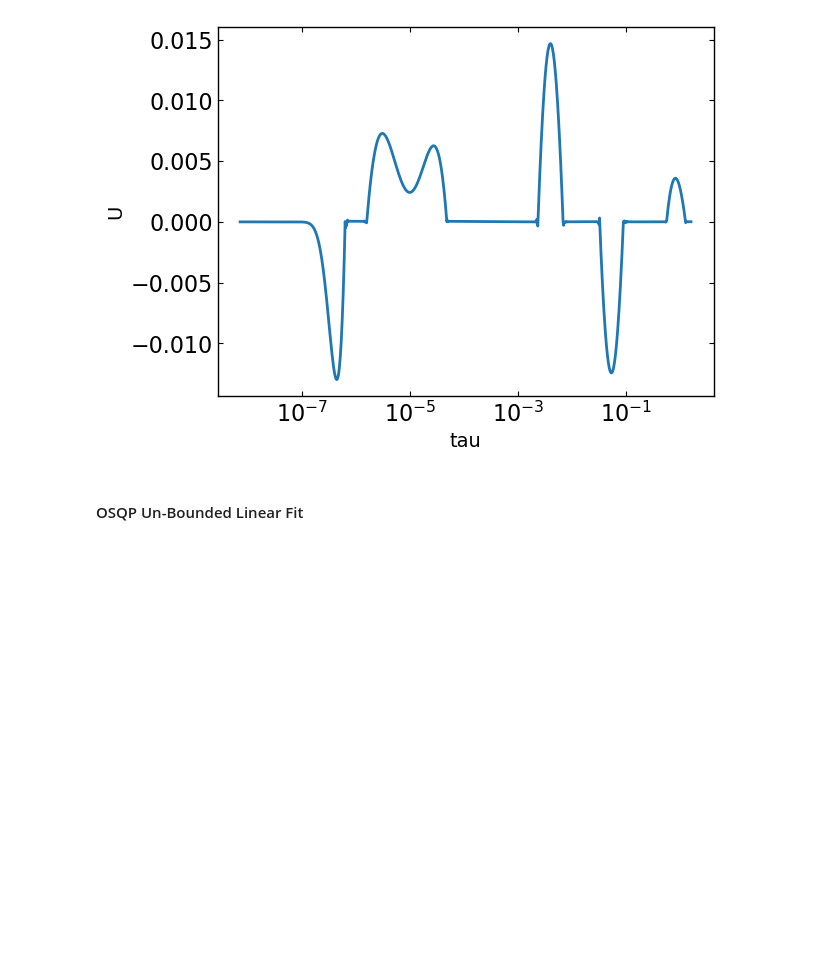
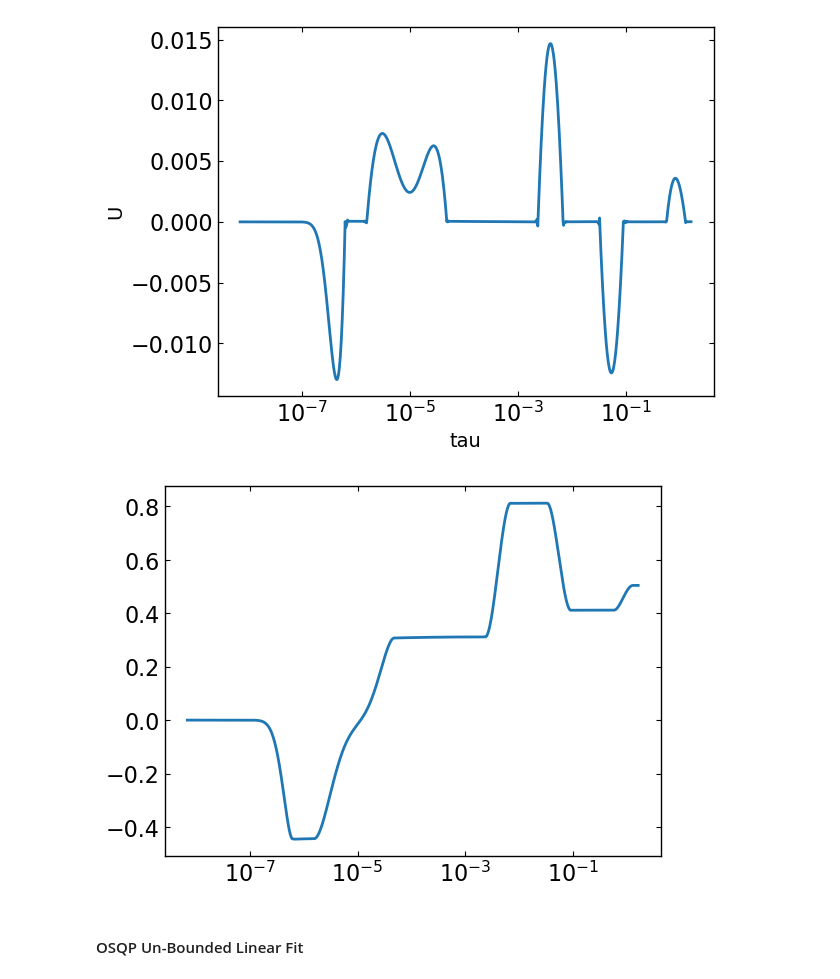
Before and after one commit to joshedmundson/pySIMsalabim, a Jupyter notebook: Notebooks/Projects/Den RT/4 Case Algorithm Testing/simulated_sig_1.ipynb, the cells around one changed output. Saved outputs shown, nothing was run; the diff lists cells and outputs as text; code cells hidden in the pictures; blank space fills up the shorter version.

```diff
--- a/Notebooks/Projects/Den RT/4 Case Algorithm Testing/simulated_sig_1.ipynb
+++ b/Notebooks/Projects/Den RT/4 Case Algorithm Testing/simulated_sig_1.ipynb
@@ -103,6 +103,14 @@ plt.ylabel('U')
 plt.xscale('log')
 # %% [output]
 [figure]
+# %%
+# Check the sum over the U values against the current curve
+U_cumulative = [np.sum(osqp_checkerboard_min.U[:i]) for i in range(len(osqp_checkerboard_min.U))]
+# %%
+plt.plot(osqp_checkerboard_min.tau, U_cumulative)
+plt.xscale('log')
+# %% [output]
+[figure, added]
 # %% [markdown]
 #### OSQP Un-Bounded Linear Fit
 # %%
```
Also changed, not shown: 4 other files.
